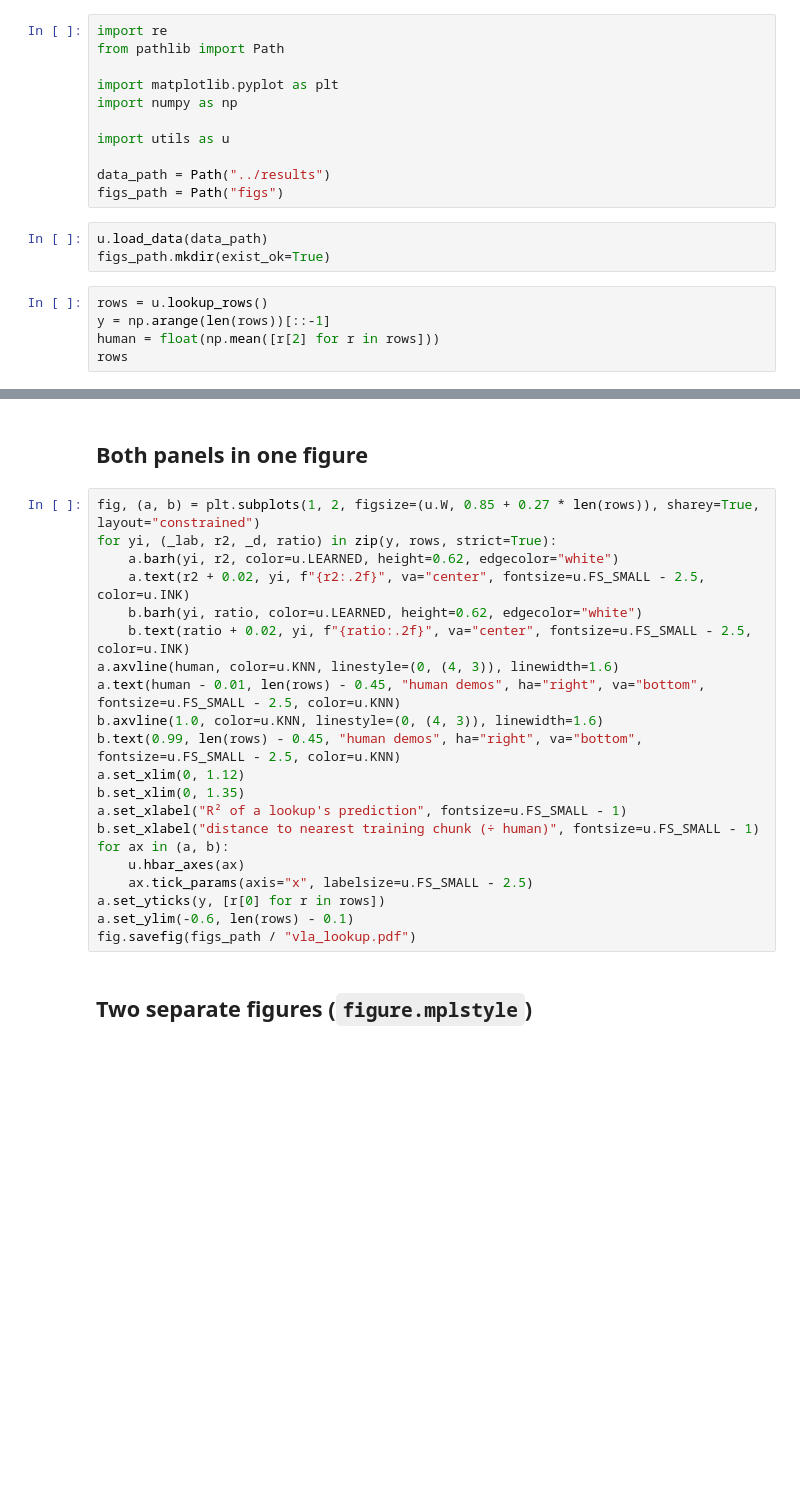
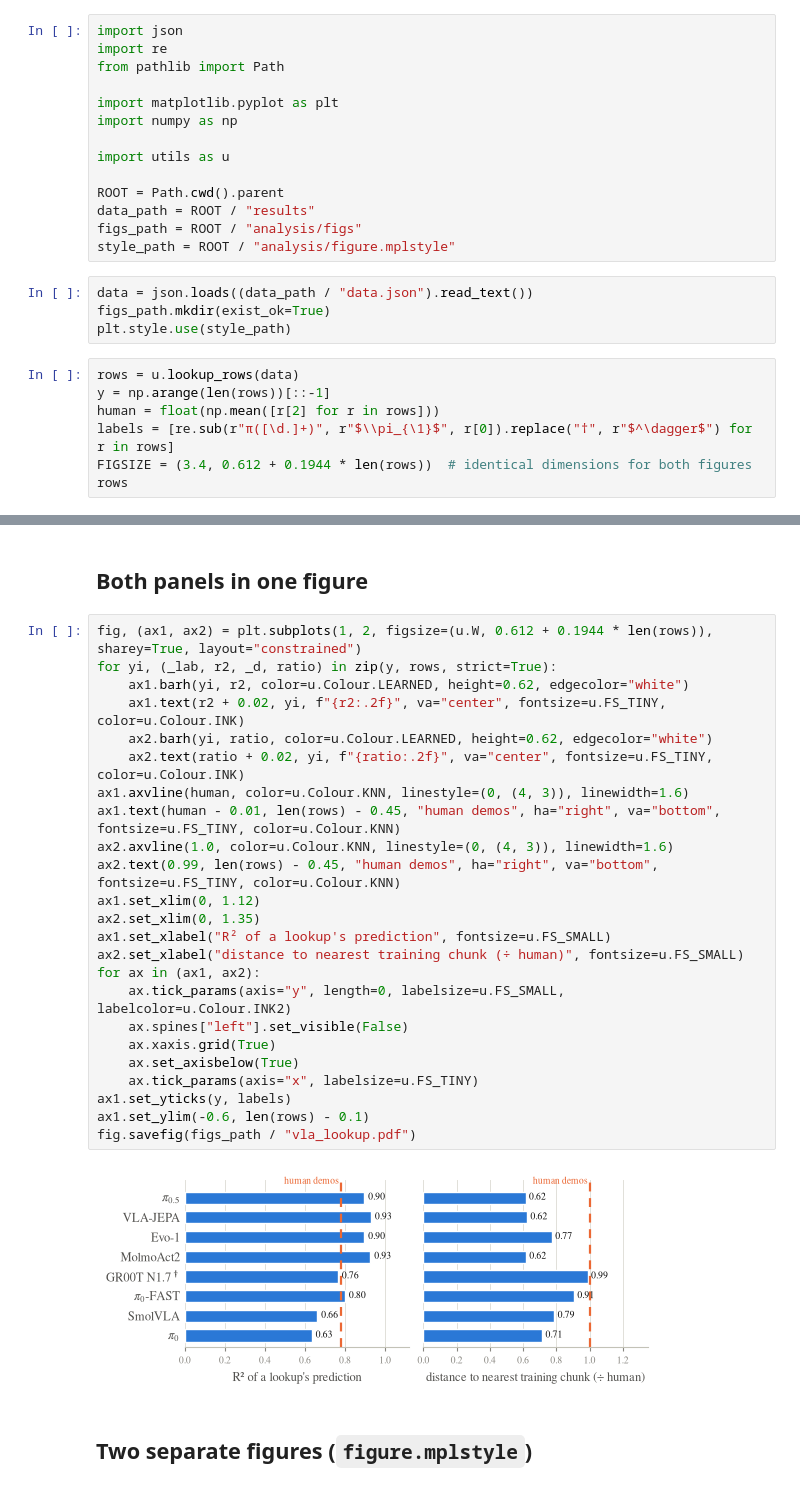
Before and after one commit to sereact/lerobot_knn, a Jupyter notebook: analysis/vla-lookup.ipynb, the cells around one changed output, grey strips where cells are left out. Drawn from its saved outputs; the diff is of its cells as text; blank space fills up the shorter version.

```diff
--- a/analysis/vla-lookup.ipynb
+++ b/analysis/vla-lookup.ipynb
@@ -3,6 +3,7 @@
 
 A lookup over the demos predicts the VLAs' action chunks, and their chunks sit closer to the training data than a new human demonstration does.
 # %%
+import json
 import re
 from pathlib import Path
 
@@ -11,13 +12,18 @@ import numpy as np
 
 import utils as u
 
-data_path = Path("../results")
-figs_path = Path("figs")
+ROOT = Path.cwd().parent
+data_path = ROOT / "results"
+figs_path = ROOT / "analysis/figs"
+style_path = ROOT / "analysis/figure.mplstyle"
 # %%
-u.load_data(data_path)
+data = json.loads((data_path / "data.json").read_text())
 figs_path.mkdir(exist_ok=True)
+plt.style.use(style_path)
 # %%
-rows = u.lookup_rows()
+rows = u.lookup_rows(data)
 y = np.arange(len(rows))[::-1]
 human = float(np.mean([r[2] for r in rows]))
+labels = [re.sub(r"π([\d.]+)", r"$\\pi_{\1}$", r[0]).replace("†", r"$^\dagger$") for r in rows]
+FIGSIZE = (3.4, 0.612 + 0.1944 * len(rows))  # identical dimensions for both figures
 rows
@@ -24,25 +39,30 @@ rows
 # %% [markdown]
 ## Both panels in one figure
 # %%
-fig, (a, b) = plt.subplots(1, 2, figsize=(u.W, 0.85 + 0.27 * len(rows)), sharey=True, layout="constrained")
+fig, (ax1, ax2) = plt.subplots(1, 2, figsize=(u.W, 0.612 + 0.1944 * len(rows)), sharey=True, layout="constrained")
 for yi, (_lab, r2, _d, ratio) in zip(y, rows, strict=True):
-    a.barh(yi, r2, color=u.LEARNED, height=0.62, edgecolor="white")
-    a.text(r2 + 0.02, yi, f"{r2:.2f}", va="center", fontsize=u.FS_SMALL - 2.5, color=u.INK)
-    b.barh(yi, ratio, color=u.LEARNED, height=0.62, edgecolor="white")
-    b.text(ratio + 0.02, yi, f"{ratio:.2f}", va="center", fontsize=u.FS_SMALL - 2.5, color=u.INK)
-a.axvline(human, color=u.KNN, linestyle=(0, (4, 3)), linewidth=1.6)
-a.text(human - 0.01, len(rows) - 0.45, "human demos", ha="right", va="bottom", fontsize=u.FS_SMALL - 2.5, color=u.KNN)
-b.axvline(1.0, color=u.KNN, linestyle=(0, (4, 3)), linewidth=1.6)
-b.text(0.99, len(rows) - 0.45, "human demos", ha="right", va="bottom", fontsize=u.FS_SMALL - 2.5, color=u.KNN)
-a.set_xlim(0, 1.12)
-b.set_xlim(0, 1.35)
-a.set_xlabel("R² of a lookup's prediction", fontsize=u.FS_SMALL - 1)
-b.set_xlabel("distance to nearest training chunk (÷ human)", fontsize=u.FS_SMALL - 1)
-for ax in (a, b):
-    u.hbar_axes(ax)
-    ax.tick_params(axis="x", labelsize=u.FS_SMALL - 2.5)
-a.set_yticks(y, [r[0] for r in rows])
-a.set_ylim(-0.6, len(rows) - 0.1)
+    ax1.barh(yi, r2, color=u.Colour.LEARNED, height=0.62, edgecolor="white")
+    ax1.text(r2 + 0.02, yi, f"{r2:.2f}", va="center", fontsize=u.FS_TINY, color=u.Colour.INK)
+    ax2.barh(yi, ratio, color=u.Colour.LEARNED, height=0.62, edgecolor="white")
+    ax2.text(ratio + 0.02, yi, f"{ratio:.2f}", va="center", fontsize=u.FS_TINY, color=u.Colour.INK)
+ax1.axvline(human, color=u.Colour.KNN, linestyle=(0, (4, 3)), linewidth=1.6)
+ax1.text(human - 0.01, len(rows) - 0.45, "human demos", ha="right", va="bottom", fontsize=u.FS_TINY, color=u.Colour.KNN)
+ax2.axvline(1.0, color=u.Colour.KNN, linestyle=(0, (4, 3)), linewidth=1.6)
+ax2.text(0.99, len(rows) - 0.45, "human demos", ha="right", va="bottom", fontsize=u.FS_TINY, color=u.Colour.KNN)
+ax1.set_xlim(0, 1.12)
+ax2.set_xlim(0, 1.35)
+ax1.set_xlabel("R² of a lookup's prediction", fontsize=u.FS_SMALL)
+ax2.set_xlabel("distance to nearest training chunk (÷ human)", fontsize=u.FS_SMALL)
+for ax in (ax1, ax2):
+    ax.tick_params(axis="y", length=0, labelsize=u.FS_SMALL, labelcolor=u.Colour.INK2)
+    ax.spines["left"].set_visible(False)
+    ax.xaxis.grid(True)
+    ax.set_axisbelow(True)
+    ax.tick_params(axis="x", labelsize=u.FS_TINY)
+ax1.set_yticks(y, labels)
+ax1.set_ylim(-0.6, len(rows) - 0.1)
 fig.savefig(figs_path / "vla_lookup.pdf")
+# %% [output]
+[figure, added]
 # %% [markdown]
 ## Two separate figures (`figure.mplstyle`)
```
Also changed, not shown: parts of 4 cells of this notebook, 17 other files.
